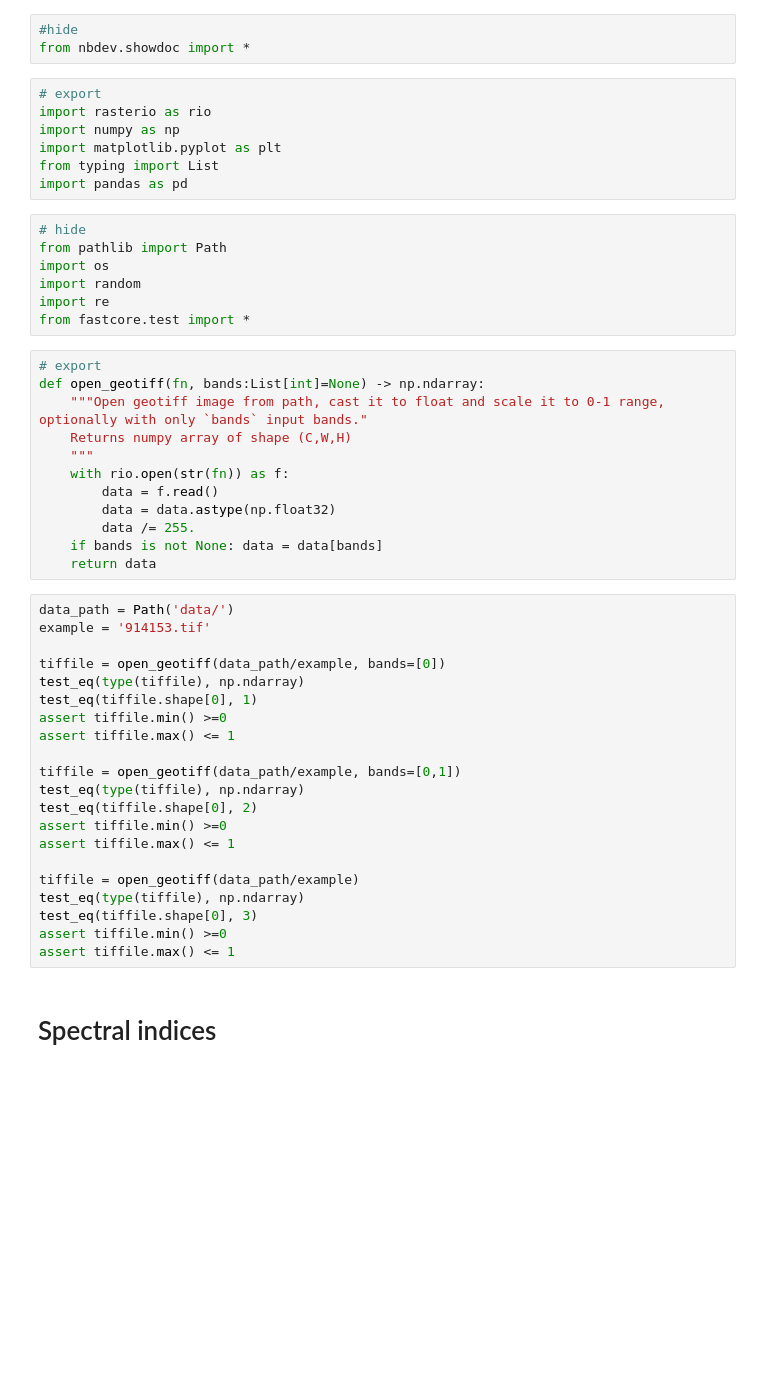
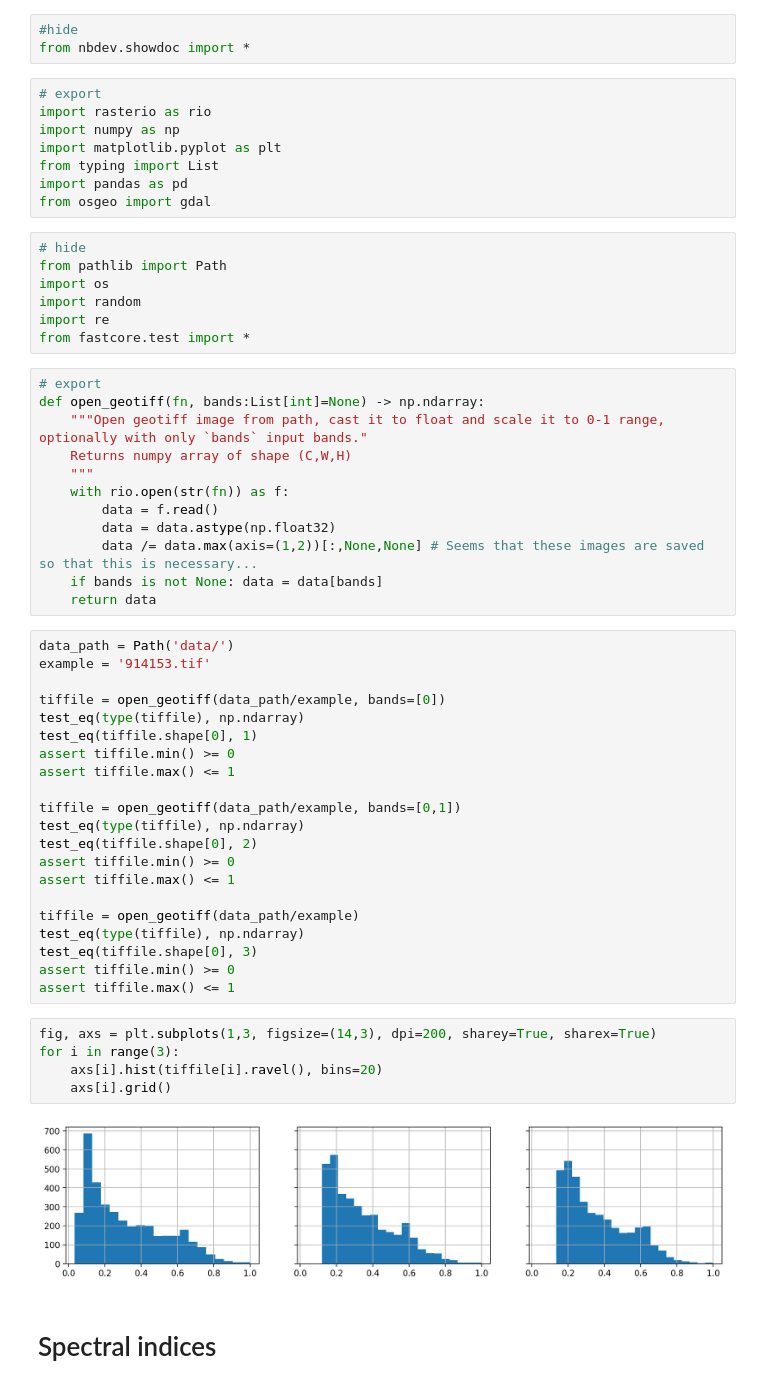
Before and after one commit to mayrajeo/enveco, a Jupyter notebook: nbs/00_data.image.ipynb, the cells around one changed output. Drawn from its saved outputs; the diff is of its cells as text; blank space fills up the shorter version.

```diff
--- a/nbs/00_data.image.ipynb
+++ b/nbs/00_data.image.ipynb
@@ -14,6 +14,7 @@ import numpy as np
 import matplotlib.pyplot as plt
 from typing import List
 import pandas as pd
+from osgeo import gdal
 # %%
 # hide
 from pathlib import Path
@@ -30,7 +31,7 @@ def open_geotiff(fn, bands:List[int]=None) -> np.ndarray:
     with rio.open(str(fn)) as f:
         data = f.read()
         data = data.astype(np.float32)
-        data /= 255.
+        data /= data.max(axis=(1,2))[:,None,None] # Seems that these images are saved so that this is necessary...
     if bands is not None: data = data[bands]
     return data
 # %%
@@ -40,20 +41,27 @@ example = '914153.tif'
 tiffile = open_geotiff(data_path/example, bands=[0])
 test_eq(type(tiffile), np.ndarray)
 test_eq(tiffile.shape[0], 1)
-assert tiffile.min() >=0
+assert tiffile.min() >= 0
 assert tiffile.max() <= 1
 
 tiffile = open_geotiff(data_path/example, bands=[0,1])
 test_eq(type(tiffile), np.ndarray)
 test_eq(tiffile.shape[0], 2)
-assert tiffile.min() >=0
+assert tiffile.min() >= 0
 assert tiffile.max() <= 1
 
 tiffile = open_geotiff(data_path/example)
 test_eq(type(tiffile), np.ndarray)
 test_eq(tiffile.shape[0], 3)
-assert tiffile.min() >=0
+assert tiffile.min() >= 0
 assert tiffile.max() <= 1
+# %%
+fig, axs = plt.subplots(1,3, figsize=(14,3), dpi=200, sharey=True, sharex=True)
+for i in range(3):
+    axs[i].hist(tiffile[i].ravel(), bins=20)
+    axs[i].grid()
+# %% [output]
+[figure, added]
 # %% [markdown]
 # Spectral indices
 # %%
```
Also changed, not shown: parts of 8 cells of this notebook, 49 other files.
